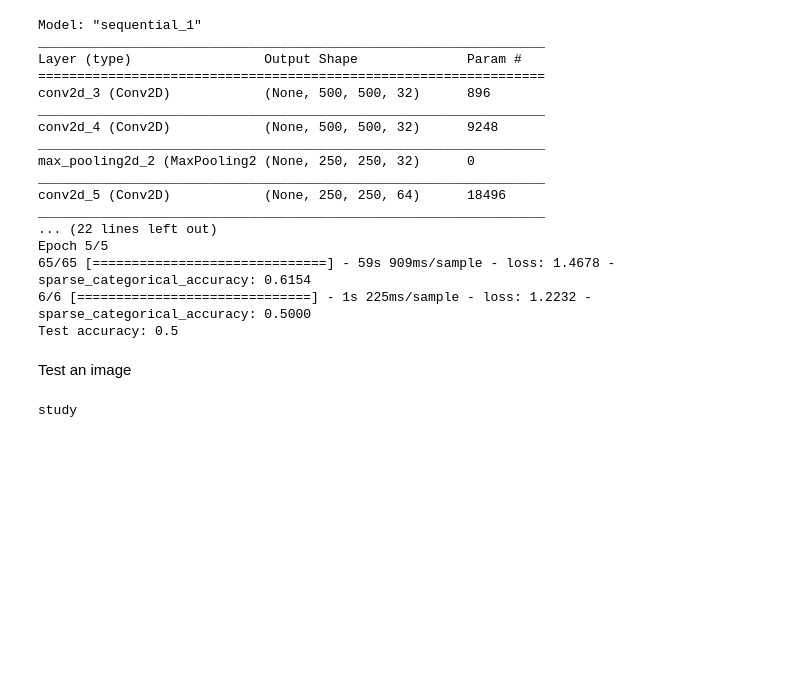
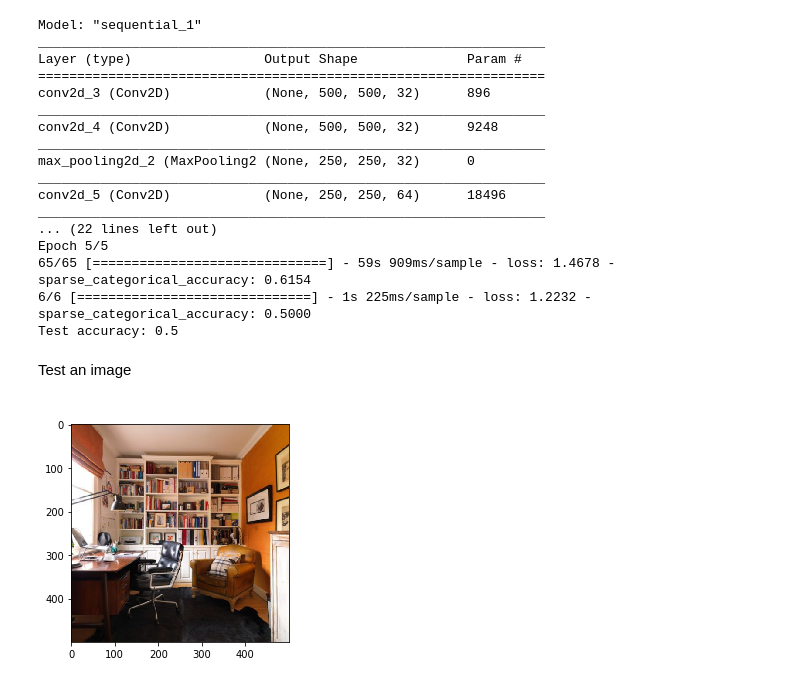
Before and after one commit to nmorado/adhoc, a Jupyter notebook: fengshui.ipynb, the cells around one changed output. Saved outputs shown, nothing was run; the diff lists cells and outputs as text; code cells hidden in the pictures; blank space fills up the shorter version.

```diff
--- a/fengshui.ipynb
+++ b/fengshui.ipynb
@@ -77,29 +78,33 @@ Test an image
 # %%
 CATEGORIES = ["bedroom", "entrance", "kitchen", "living", "master", "study"]
 IMG_RES = (500, 500)
 # ------------------------
 # in sample              |
 # ------------------------
 img = 'studyroom.jpg'
 # img = 'livingroom.png'
 # img = 'master.jpg'
 # img = 'bedroom.jpg'
 
 # ------------------------
 # not in sample          |
 # ------------------------
 # img = 'kitchen.png'
 
 test_image = image.load_img(img, target_size=IMG_RES)
 
 img_array = cv2.imread(img, cv2.IMREAD_COLOR)
 new_array = cv2.resize(img_array, IMG_RES)
 
 input = np.array(new_array).reshape(-1, IMG_RES[0], IMG_RES[1], 3)
 input = input/255
 
 
 result = model.predict_classes(input)
-print(CATEGORIES[result[0]])
+# print(CATEGORIES[result[0]])
+
+plt.imshow(plt.imread(img))
+plt.title(CATEGORIES[result[0]], color='w')
+plt.show()
 # %% [output]
-study
+[figure, added]
```
Also changed, not shown: parts of 2 cells of this notebook.
